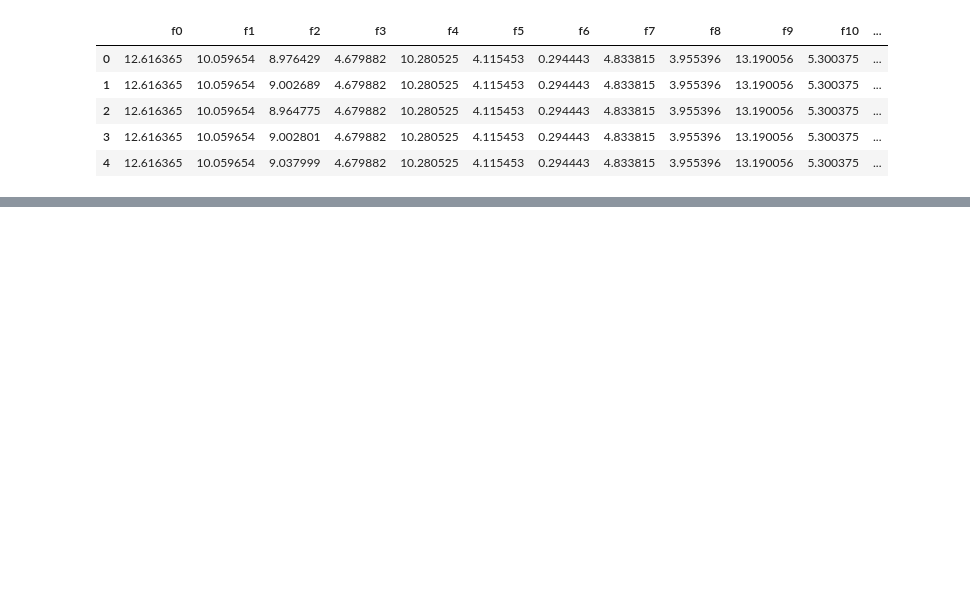
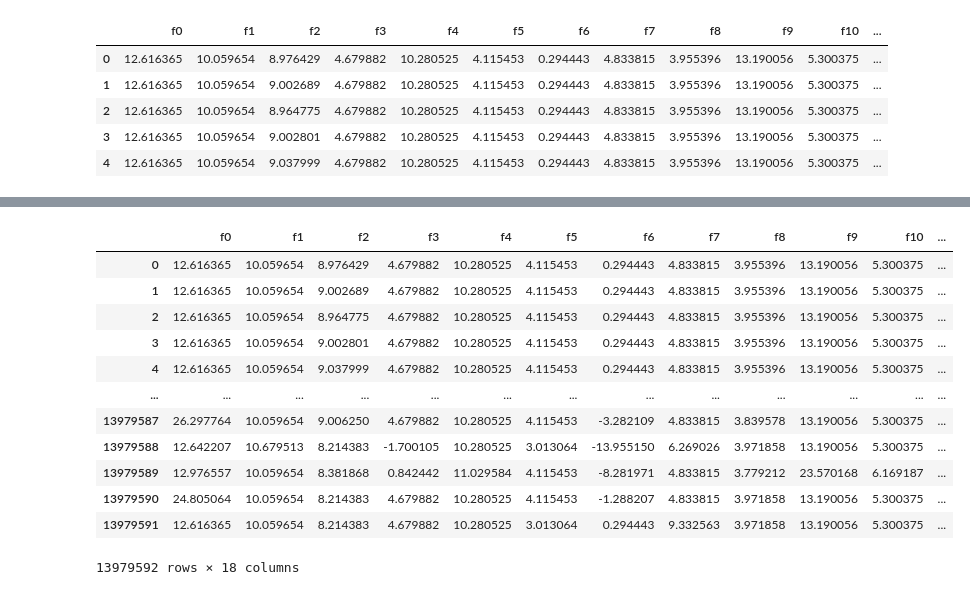
Before and after one commit to YuriNakayama/cate, a Jupyter notebook: dev/eda/fit_model.ipynb, the cells around one changed output, grey strips where cells are left out. Drawn from its saved outputs; the diff is of its cells as text; code cells hidden in the pictures; blank space fills up the shorter version.

```diff
--- a/dev/eda/fit_model.ipynb
+++ b/dev/eda/fit_model.ipynb
@@ -9,3 +19,3 @@ from cate.dataset import Dataset
 # %%
-df = pd.read_csv("/workspace/data/uplift-modeling/criteo-uplift-v2.1.csv")
+base_df = pd.read_csv("/workspace/data/uplift-modeling/criteo-uplift-v2.1.csv")
 # %%
@@ -37,0 +98,16 @@ for train_idx, valid_idx in tqdm(skf.split(np.zeros(len(ds)), ds.y)):
+# %%
+output_df
+# %% [output]
+|  | f0 | f1 | f2 | f3 | f4 | f5 | f6 | f7 | f8 | f9 | f10 | ... |
+| 0 | 12.616365 | 10.059654 | 8.976429 | 4.679882 | 10.280525 | 4.115453 | 0.294443 | 4.833815 | 3.955396 | 13.190056 | 5.300375 | ... |
+| 1 | 12.616365 | 10.059654 | 9.002689 | 4.679882 | 10.280525 | 4.115453 | 0.294443 | 4.833815 | 3.955396 | 13.190056 | 5.300375 | ... |
+| 2 | 12.616365 | 10.059654 | 8.964775 | 4.679882 | 10.280525 | 4.115453 | 0.294443 | 4.833815 | 3.955396 | 13.190056 | 5.300375 | ... |
+| 3 | 12.616365 | 10.059654 | 9.002801 | 4.679882 | 10.280525 | 4.115453 | 0.294443 | 4.833815 | 3.955396 | 13.190056 | 5.300375 | ... |
+| 4 | 12.616365 | 10.059654 | 9.037999 | 4.679882 | 10.280525 | 4.115453 | 0.294443 | 4.833815 | 3.955396 | 13.190056 | 5.300375 | ... |
+| ... | ... | ... | ... | ... | ... | ... | ... | ... | ... | ... | ... | ... |
+| 13979587 | 26.297764 | 10.059654 | 9.006250 | 4.679882 | 10.280525 | 4.115453 | -3.282109 | 4.833815 | 3.839578 | 13.190056 | 5.300375 | ... |
+| 13979588 | 12.642207 | 10.679513 | 8.214383 | -1.700105 | 10.280525 | 3.013064 | -13.955150 | 6.269026 | 3.971858 | 13.190056 | 5.300375 | ... |
+| 13979589 | 12.976557 | 10.059654 | 8.381868 | 0.842442 | 11.029584 | 4.115453 | -8.281971 | 4.833815 | 3.779212 | 23.570168 | 6.169187 | ... |
+| 13979590 | 24.805064 | 10.059654 | 8.214383 | 4.679882 | 10.280525 | 4.115453 | -1.288207 | 4.833815 | 3.971858 | 13.190056 | 5.300375 | ... |
+| 13979591 | 12.616365 | 10.059654 | 8.214383 | 4.679882 | 10.280525 | 3.013064 | 0.294443 | 9.332563 | 3.971858 | 13.190056 | 5.300375 | ... |
+13979592 rows × 18 columns
```
Also changed, not shown: parts of 7 cells of this notebook.
